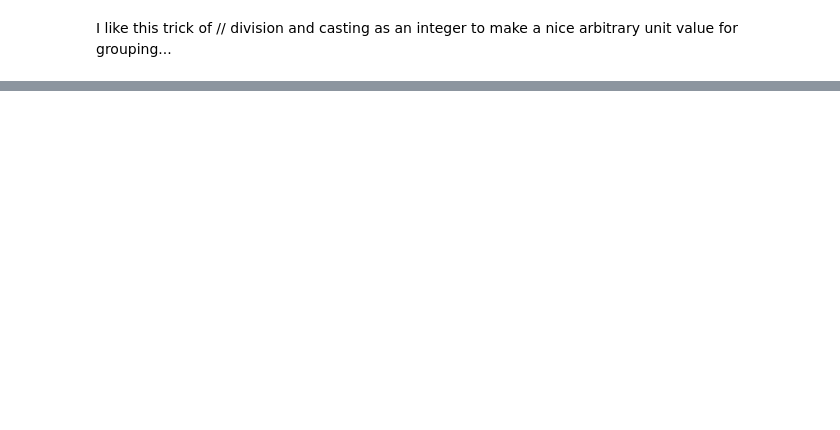
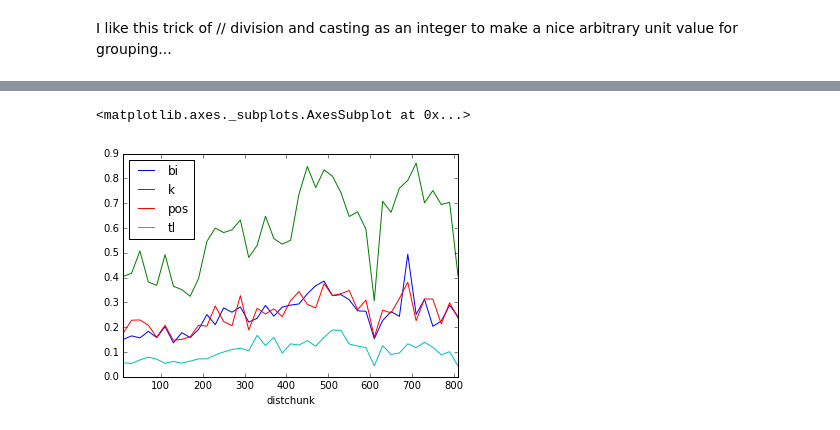
Before and after one commit to thehackerwithin/berkeley, a Jupyter notebook: python_pandas/Sadnap.ipynb, the cells around one changed output, grey strips where cells are left out. Cells and saved outputs as stored; diff of their text form; code cells hidden in the pictures; blank space fills up the shorter version.

```diff
--- a/python_pandas/Sadnap.ipynb
+++ b/python_pandas/Sadnap.ipynb
@@ -519,0 +619,3 @@ meanrates.xs('std',level=1,axis=1).plot()
+# %%
+peakrates = peakrates.reorder_levels([1,0]).sort_index()
+peakrates.head()
@@ -519,0 +664,8 @@ meanrates.xs('std',level=1,axis=1).plot()
+# %%
+fig = plt.figure()
+ax = fig.add_subplot(111)
+
+peakrates.unstack(level=0).apply(np.mean,axis=0).unstack(level=0).plot(ax=ax)
+# %% [output]
+<matplotlib.axes._subplots.AxesSubplot at 0x...>
+[figure, added]
```
Also changed, not shown: parts of 91 cells of this notebook.
